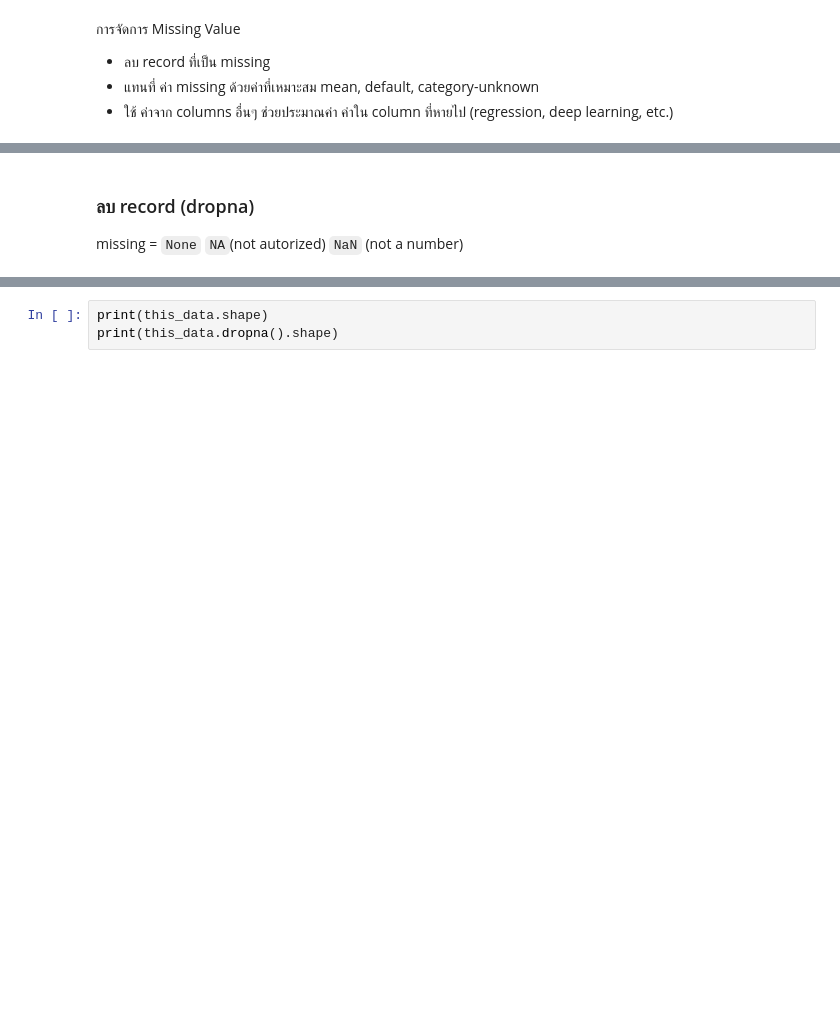
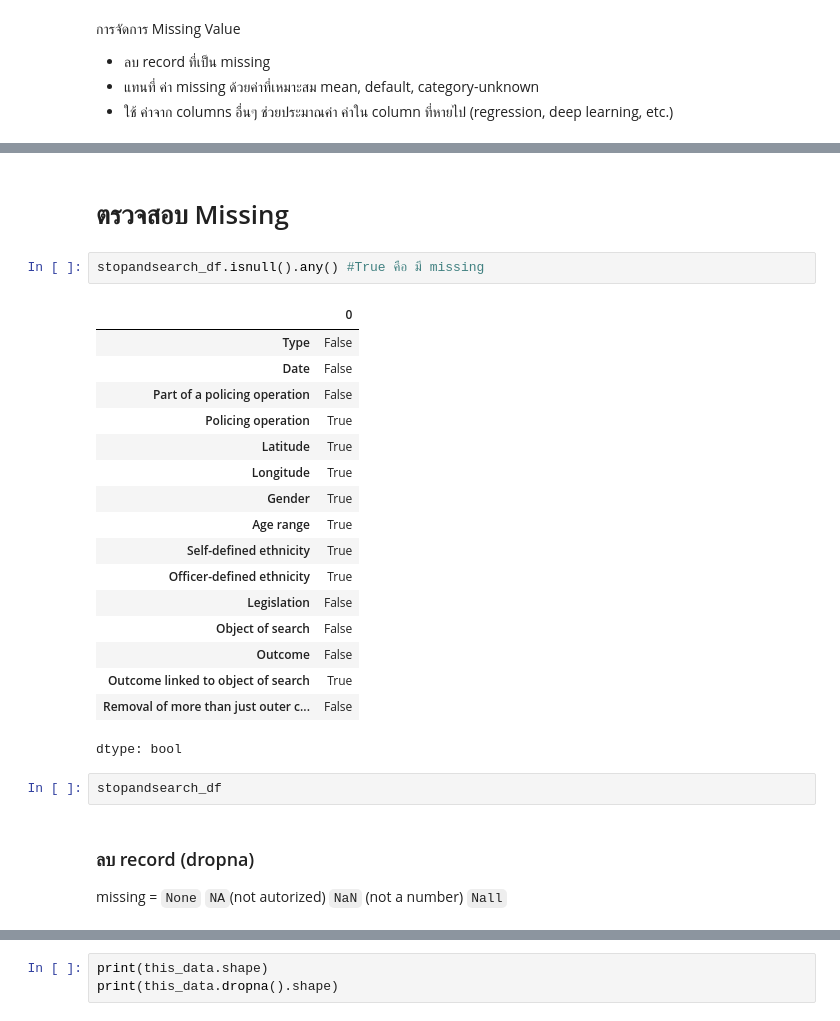
Before and after one commit to Thanyarat281-6/dataviz2025, a Jupyter notebook: 663020281_6__Pandas_101_2025.ipynb, the cells around one changed output, grey strips where cells are left out. Cells and saved outputs as stored; diff of their text form; blank space fills up the shorter version.

Commit message:
Missing

````diff
--- a/663020281_6__Pandas_101_2025.ipynb
+++ b/663020281_6__Pandas_101_2025.ipynb
@@ -403,4 +381,28 @@ Both Cambridgeshire and City of London had the same number of stop and searches
+# %% [markdown]
+# ตรวจสอบ Missing
+# %%
+stopandsearch_df.isnull().any() #True คือ มี missing
+# %% [output]
+|  | 0 |
+| Type | False |
+| Date | False |
+| Part of a policing operation | False |
+| Policing operation | True |
+| Latitude | True |
+| Longitude | True |
+| Gender | True |
+| Age range | True |
+| Self-defined ethnicity | True |
+| Officer-defined ethnicity | True |
+| Legislation | False |
+| Object of search | False |
+| Outcome | False |
+| Outcome linked to object of search | True |
+| Removal of more than just outer c... | False |
+dtype: bool
+# %%
+stopandsearch_df
 # %% [markdown]
 ### ลบ record (dropna)
 
-missing = ```None``` ```NA```(not autorized) ```NaN``` (not a number)
+missing = ```None``` ```NA```(not autorized) ```NaN``` (not a number) ```Nall```
````
Also changed, not shown: parts of 15 cells of this notebook.
